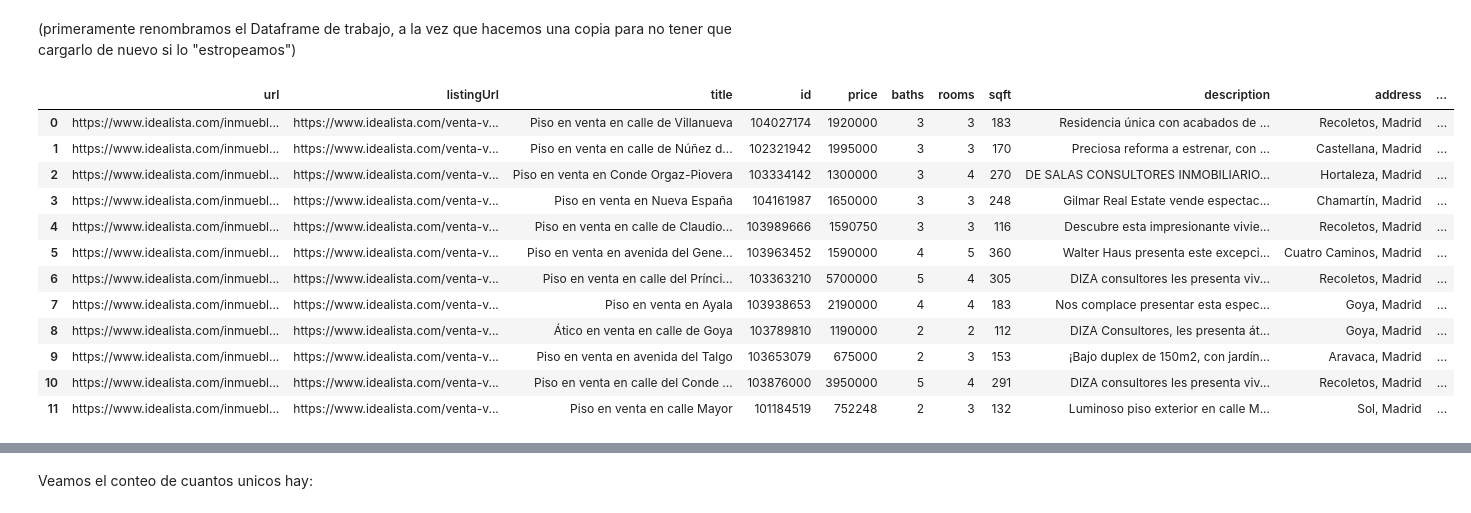
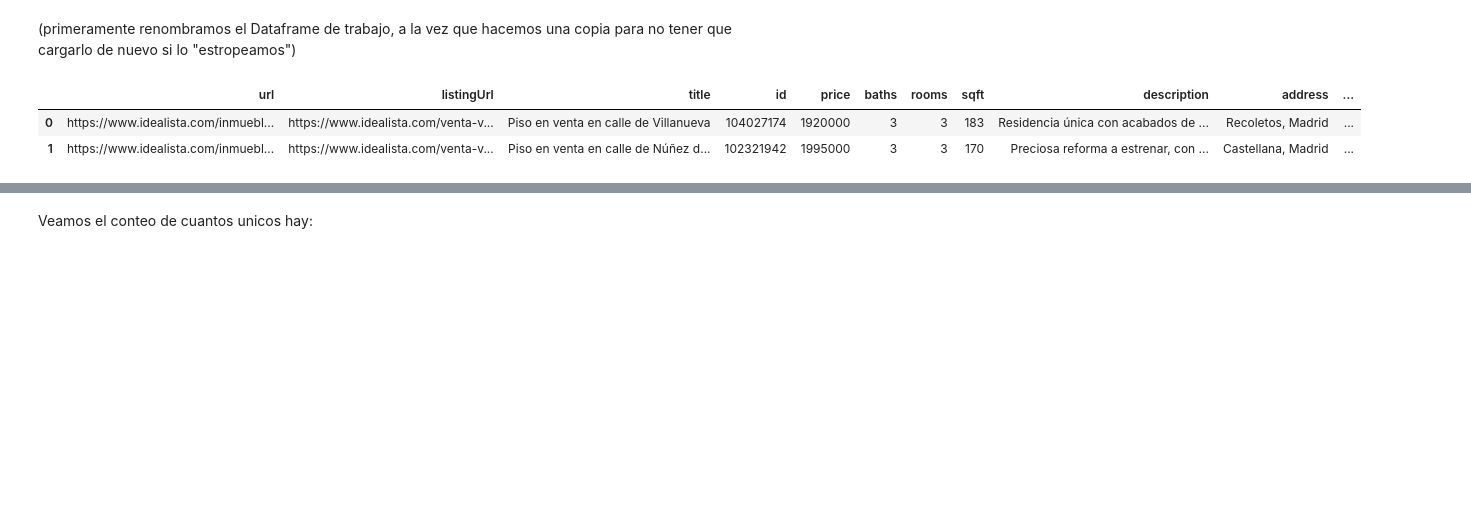
Before and after one commit to angelgvill/DS_Analisis_Datos, a Jupyter notebook: notebooks/01_Primera_exploración.ipynb, the cells around one changed output, grey strips where cells are left out. Drawn from its saved outputs; the diff is of its cells as text; code cells hidden in the pictures; blank space fills up the shorter version.

```diff
--- a/notebooks/01_Primera_exploración.ipynb
+++ b/notebooks/01_Primera_exploración.ipynb
@@ -28,20 +28,10 @@ from scripts.utils_agv import ini_inspec
 viviendas_Madrid = pd.read_csv('../data/raw/idealista Madrid.csv')
 df = viviendas_Madrid.copy()
 # %%
-df.head(12)
+df.head(2)
 # %% [output]
 |  | url | listingUrl | title | id | price | baths | rooms | sqft | description | address | ... |
 | 0 | https://www.idealista.com/inmuebl... | https://www.idealista.com/venta-v... | Piso en venta en calle de Villanueva | 104027174 | 1920000 | 3 | 3 | 183 | Residencia única con acabados de ... | Recoletos, Madrid | ... |
 | 1 | https://www.idealista.com/inmuebl... | https://www.idealista.com/venta-v... | Piso en venta en calle de Núñez d... | 102321942 | 1995000 | 3 | 3 | 170 | Preciosa reforma a estrenar, con ... | Castellana, Madrid | ... |
-| 2 | https://www.idealista.com/inmuebl... | https://www.idealista.com/venta-v... | Piso en venta en Conde Orgaz-Piovera | 103334142 | 1300000 | 3 | 4 | 270 | DE SALAS CONSULTORES INMOBILIARIO... | Hortaleza, Madrid | ... |
-| 3 | https://www.idealista.com/inmuebl... | https://www.idealista.com/venta-v... | Piso en venta en Nueva España | 104161987 | 1650000 | 3 | 3 | 248 | Gilmar Real Estate vende espectac... | Chamartín, Madrid | ... |
-| 4 | https://www.idealista.com/inmuebl... | https://www.idealista.com/venta-v... | Piso en venta en calle de Claudio... | 103989666 | 1590750 | 3 | 3 | 116 | Descubre esta impresionante vivie... | Recoletos, Madrid | ... |
-| 5 | https://www.idealista.com/inmuebl... | https://www.idealista.com/venta-v... | Piso en venta en avenida del Gene... | 103963452 | 1590000 | 4 | 5 | 360 | Walter Haus presenta este excepci... | Cuatro Caminos, Madrid | ... |
-| 6 | https://www.idealista.com/inmuebl... | https://www.idealista.com/venta-v... | Piso en venta en calle del Prínci... | 103363210 | 5700000 | 5 | 4 | 305 | DIZA consultores les presenta viv... | Recoletos, Madrid | ... |
-| 7 | https://www.idealista.com/inmuebl... | https://www.idealista.com/venta-v... | Piso en venta en Ayala | 103938653 | 2190000 | 4 | 4 | 183 | Nos complace presentar esta espec... | Goya, Madrid | ... |
-| 8 | https://www.idealista.com/inmuebl... | https://www.idealista.com/venta-v... | Ático en venta en calle de Goya | 103789810 | 1190000 | 2 | 2 | 112 | DIZA Consultores, les presenta át... | Goya, Madrid | ... |
-| 9 | https://www.idealista.com/inmuebl... | https://www.idealista.com/venta-v... | Piso en venta en avenida del Talgo | 103653079 | 675000 | 2 | 3 | 153 | ¡Bajo duplex de 150m2, con jardín... | Aravaca, Madrid | ... |
-| 10 | https://www.idealista.com/inmuebl... | https://www.idealista.com/venta-v... | Piso en venta en calle del Conde ... | 103876000 | 3950000 | 5 | 4 | 291 | DIZA consultores les presenta viv... | Recoletos, Madrid | ... |
-| 11 | https://www.idealista.com/inmuebl... | https://www.idealista.com/venta-v... | Piso en venta en calle Mayor | 101184519 | 752248 | 2 | 3 | 132 | Luminoso piso exterior en calle M... | Sol, Madrid | ... |
 # %%
 ini_inspec(df)
```
Also changed, not shown: parts of 25 cells of this notebook, 3 other files.
